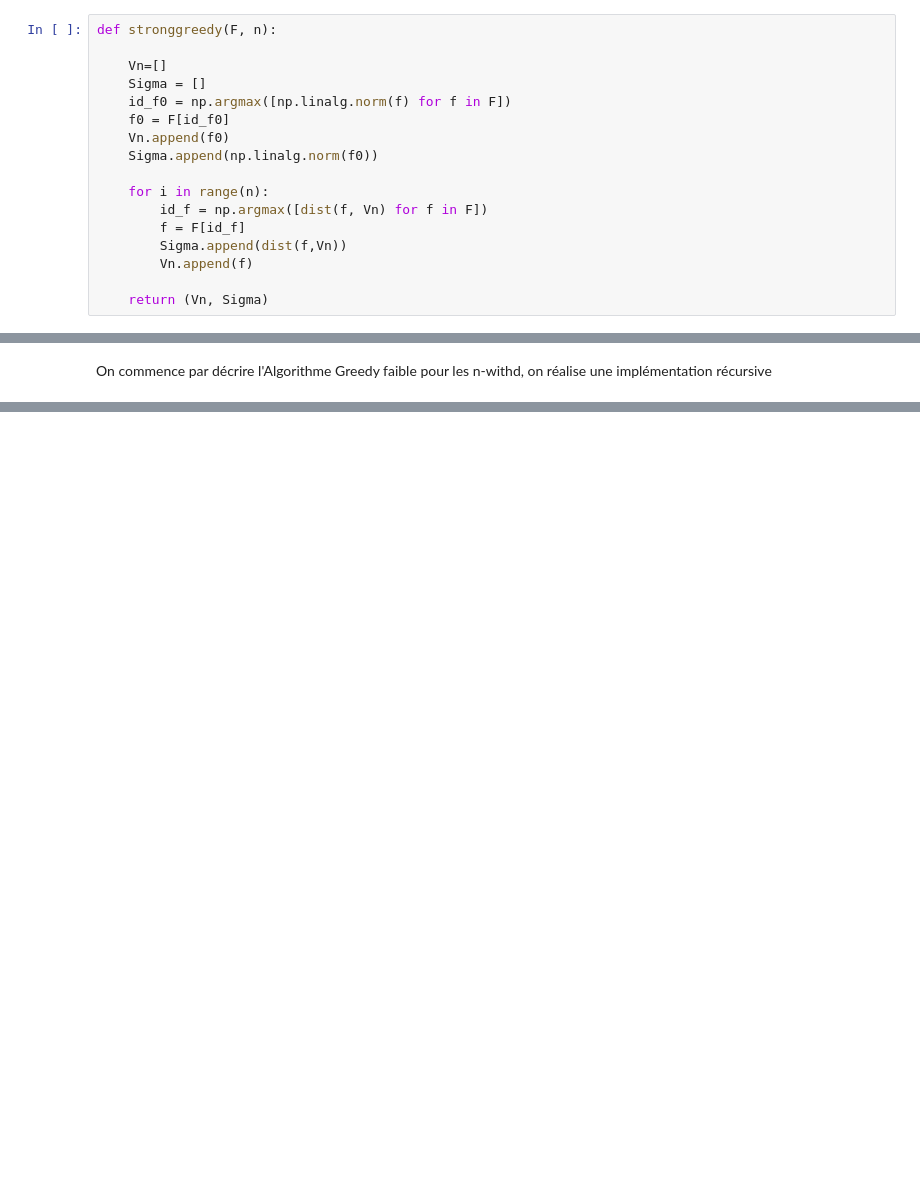
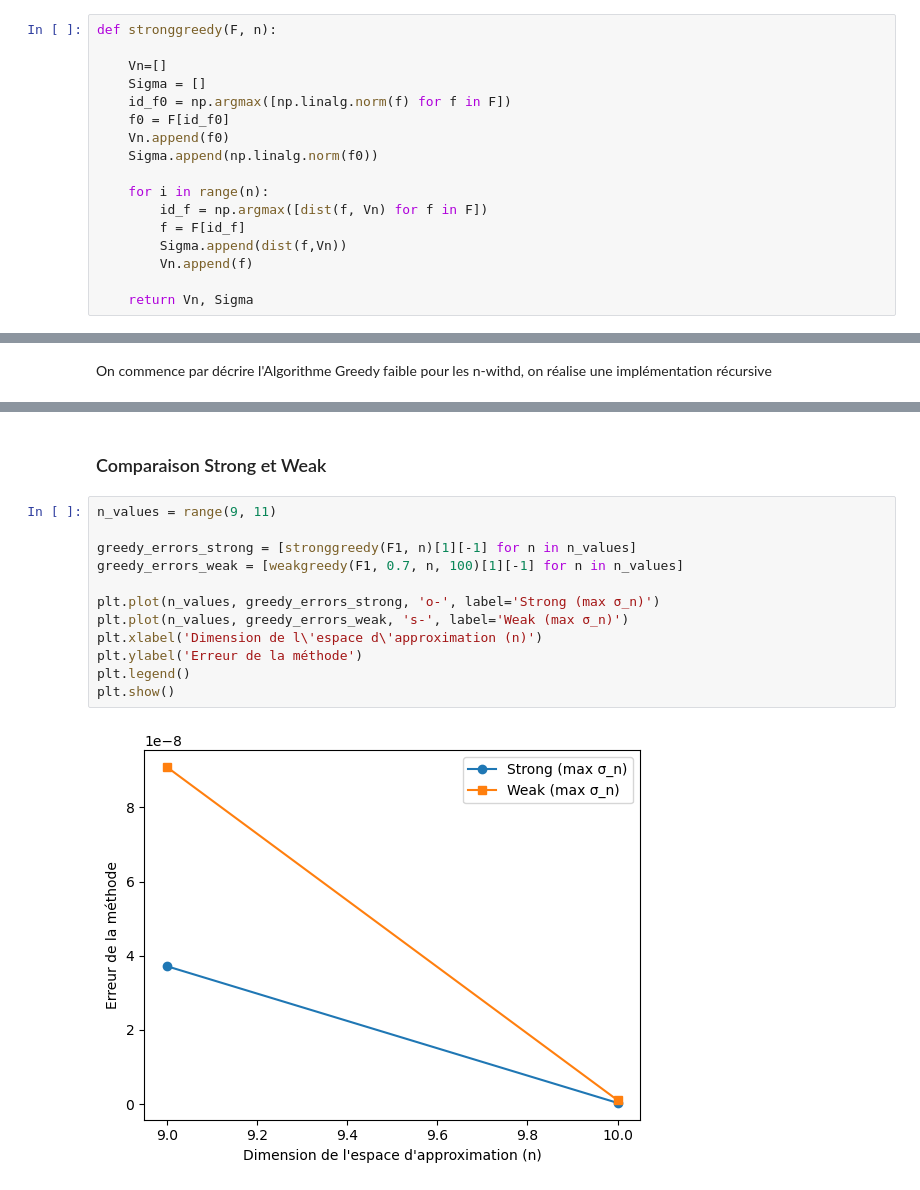
Before and after one commit to Viciciciccd/Greedy_n-withd, a Jupyter notebook: Greedy.ipynb, the cells around one changed output, grey strips where cells are left out. Drawn from its saved outputs; the diff is of its cells as text; blank space fills up the shorter version.

```diff
--- a/Greedy.ipynb
+++ b/Greedy.ipynb
@@ -61,5 +59,5 @@ def stronggreedy(F, n):
         Sigma.append(dist(f,Vn))
         Vn.append(f)
 
-    return (Vn, Sigma)
+    return Vn, Sigma
 # %% [markdown]
@@ -100,0 +122,16 @@ def weakgreedy(A, gamma, n, sample_size):
+# %% [markdown]
+### Comparaison Strong et Weak
+# %%
+n_values = range(9, 11)
+
+greedy_errors_strong = [stronggreedy(F1, n)[1][-1] for n in n_values]
+greedy_errors_weak = [weakgreedy(F1, 0.7, n, 100)[1][-1] for n in n_values]
+
+plt.plot(n_values, greedy_errors_strong, 'o-', label='Strong (max σ_n)')
+plt.plot(n_values, greedy_errors_weak, 's-', label='Weak (max σ_n)')
+plt.xlabel('Dimension de l\'espace d\'approximation (n)')
+plt.ylabel('Erreur de la méthode')
+plt.legend()
+plt.show()
+# %% [output]
+[figure, added]
```
Also changed, not shown: parts of 21 cells of this notebook.
